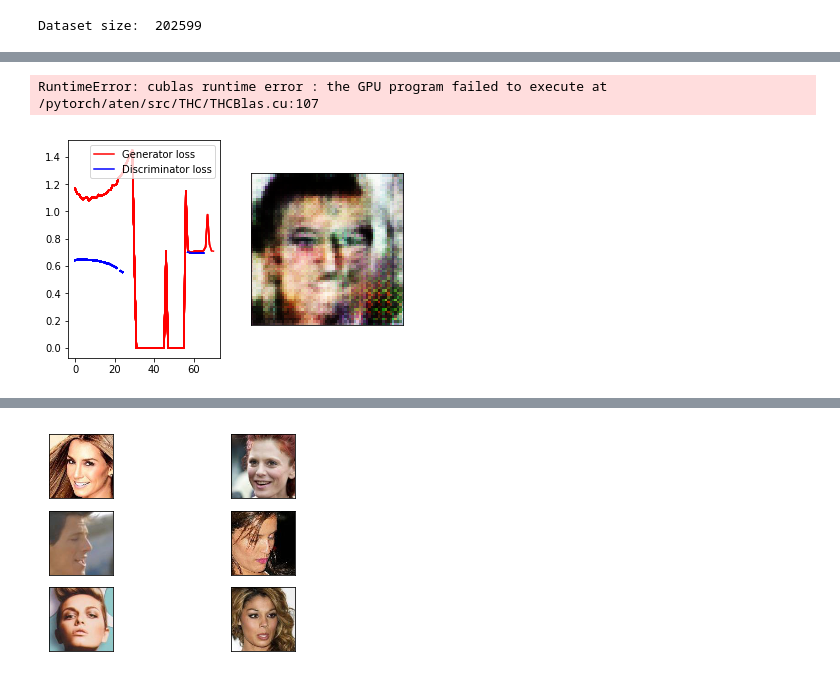
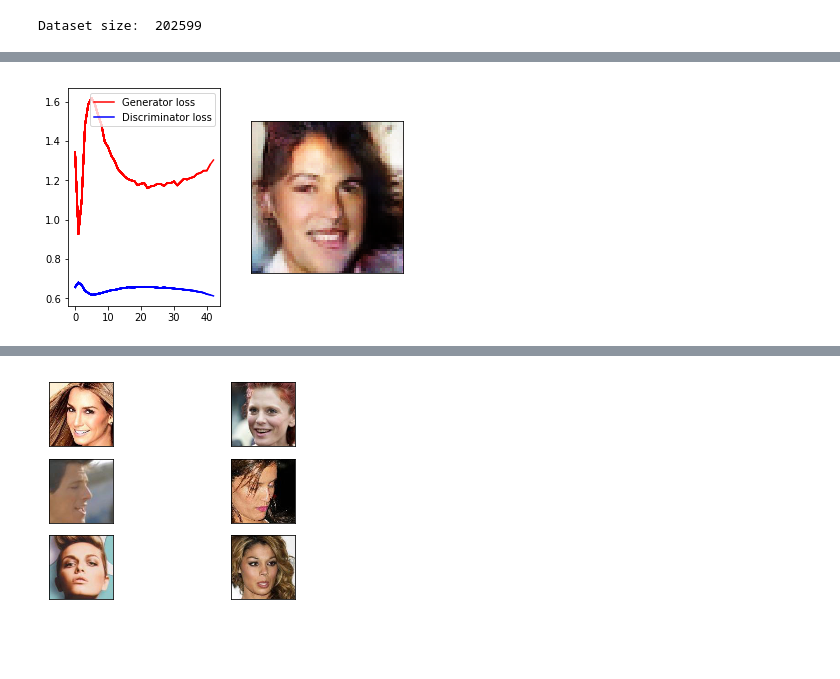
Before and after one commit to trifonova-n/inpainting, a Jupyter notebook: gan_training.ipynb, the cells around one changed output, grey strips where cells are left out. Cells and saved outputs as stored; diff of their text form; code cells hidden in the pictures; blank space fills up the shorter version.

```diff
--- a/gan_training.ipynb
+++ b/gan_training.ipynb
@@ -20,8 +20,9 @@ BATCH_SIZE = 512
 NUM_WORKERS = 1
 Z_SIZE = 100
 MODEL_PATH = 'model/'
-LOAD_MODEL = True
+LOAD_MODEL = False
 LOAD_EPOCH_N = 2
+torch.cuda.set_device(0)
 # %%
 
 transform = ResizeTransform(path='data')
@@ -83,10 +84,9 @@ if LOAD_MODEL:
     discriminator.load_state_dict(torch.load(MODEL_PATH + 'discriminator_%d.pth' % (LOAD_EPOCH_N,)))
 # %%
 callback = PlotLossCallback(generator, discriminator)
-train(generator, discriminator, data_loader, 100, k=1, callback_func=callback)
+train(generator, discriminator, data_loader, 100, k=1, callback_func=callback, model_path=MODEL_PATH)
 # %% [output]
-RuntimeError: cublas runtime error : the GPU program failed to execute at /pytorch/aten/src/THC/THCBlas.cu:107
-[figure, old version]
+[figure, new version]
 # %%
 
 #print(Z)
```
Also changed, not shown: 5 other files.
